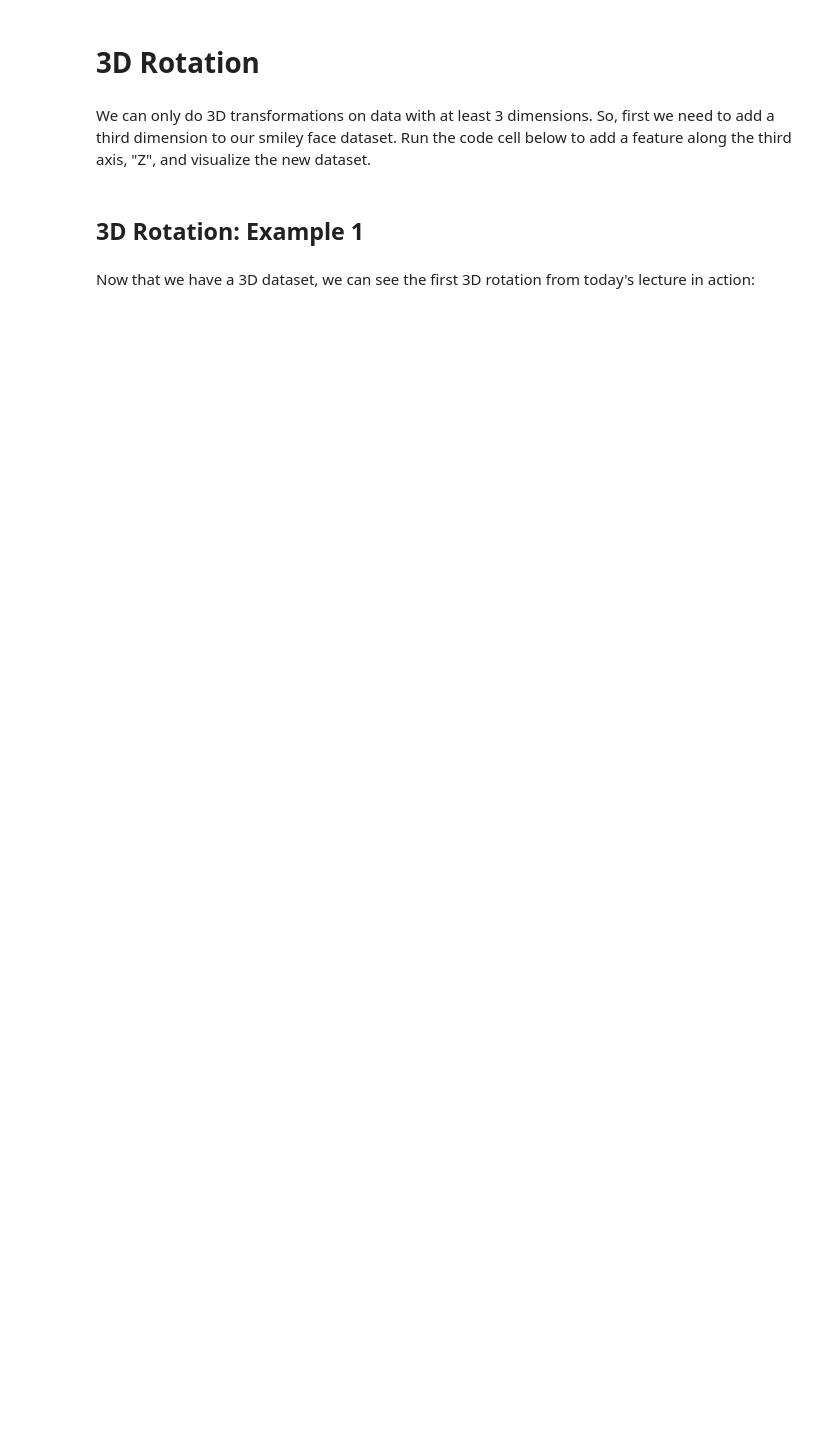
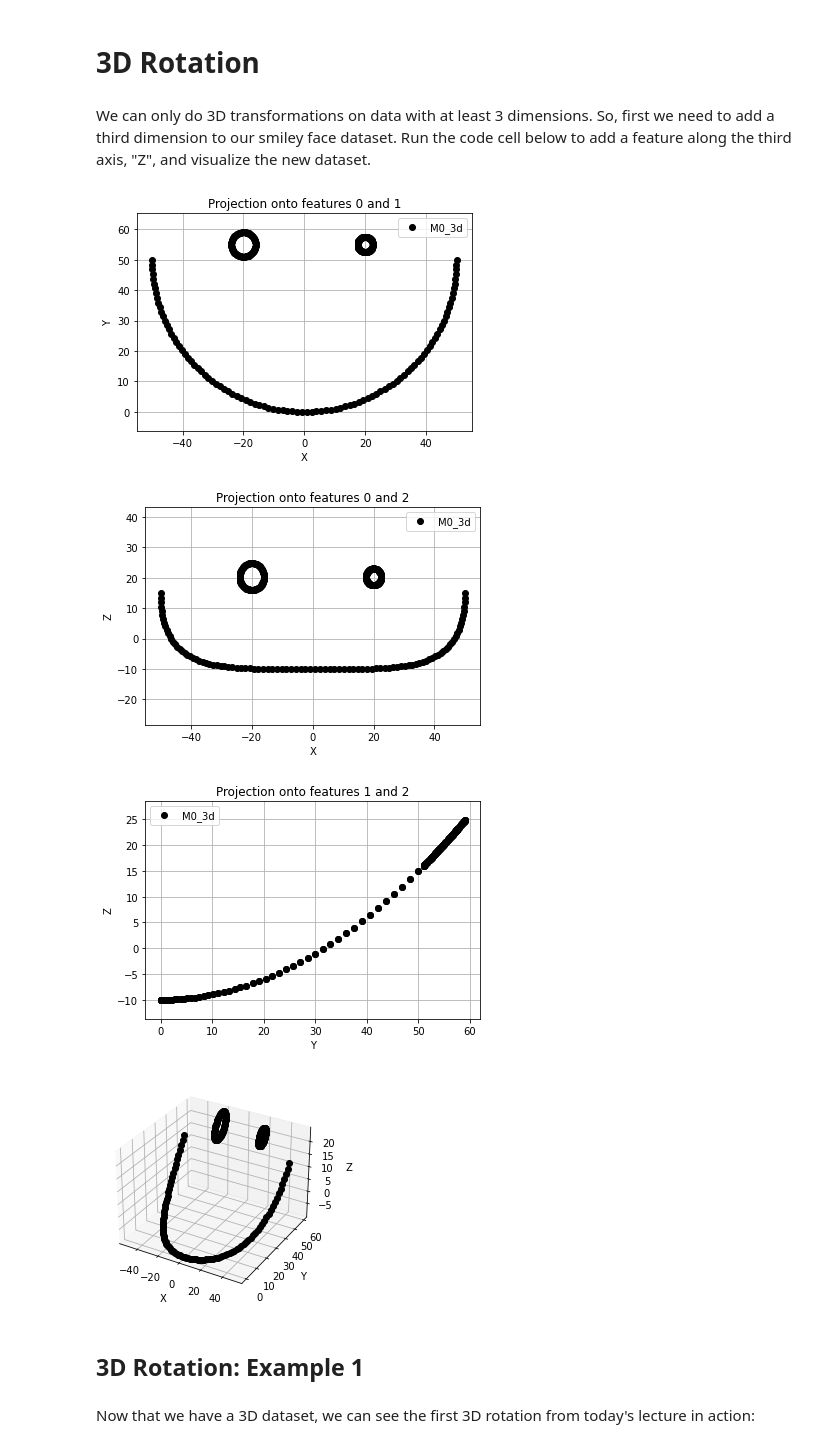
Before and after one commit to Goosur/Machine-Learning-for-Visual-Thinkers, a Jupyter notebook: Week 3/Colab/rotation_sandbox.ipynb, the cells around one changed output. Drawn from its saved outputs; the diff is of its cells as text; code cells hidden in the pictures; blank space fills up the shorter version.

```diff
--- a/Week 3/Colab/rotation_sandbox.ipynb
+++ b/Week 3/Colab/rotation_sandbox.ipynb
@@ -123,25 +161,39 @@ We can only do 3D transformations on data with at least 3 dimensions. So, first
 # %%
 # Add a 3rd dimension to our dataset:
 n = M0.shape[0]
 x_col = M0[:,0].reshape((n,1))
 y_col = M0[:,1].reshape((n,1))
 z_col = 0.01*y_col**2 - 10
 ones_col = M0[:,2].reshape((n,1))
 M0_3d = np.hstack( (x_col, y_col, z_col, ones_col) )
 
 # Visualize each of the 3 possible projections: (x,y), (x,z), and (y,z)
 feature_names = ["X", "Y", "Z"]
 for i in range(2):
     for j in range(i+1,3):
         plt.figure()
         plt.title( "Projection onto features {0} and {1}".format( i, j ))
         plt.plot( M0_3d[:,i], M0_3d[:,j], "ok", label="M0_3d" )
         plt.xlabel(feature_names[i])
         plt.ylabel(feature_names[j])
         plt.grid( True )
         plt.axis( "equal" )
         plt.legend()
+
+# Visualize projections in 3d.
+plt.figure()
+ax = plt.axes(projection='3d')
+ax.plot3D(M0_3d[:,0], M0_3d[:,1], M0_3d[:,2], 'ok', label="M0_3d")
+ax.set_xlabel('X')
+ax.set_ylabel('Y')
+ax.set_zlabel('Z')
+
 plt.show()
+# %% [output]
+[figure, added]
+[figure, added]
+[figure, added]
+[figure, added]
 # %% [markdown]
 ## 3D Rotation: Example 1
 # %% [markdown]
```
Also changed, not shown: parts of 7 cells of this notebook, 5 other files.
